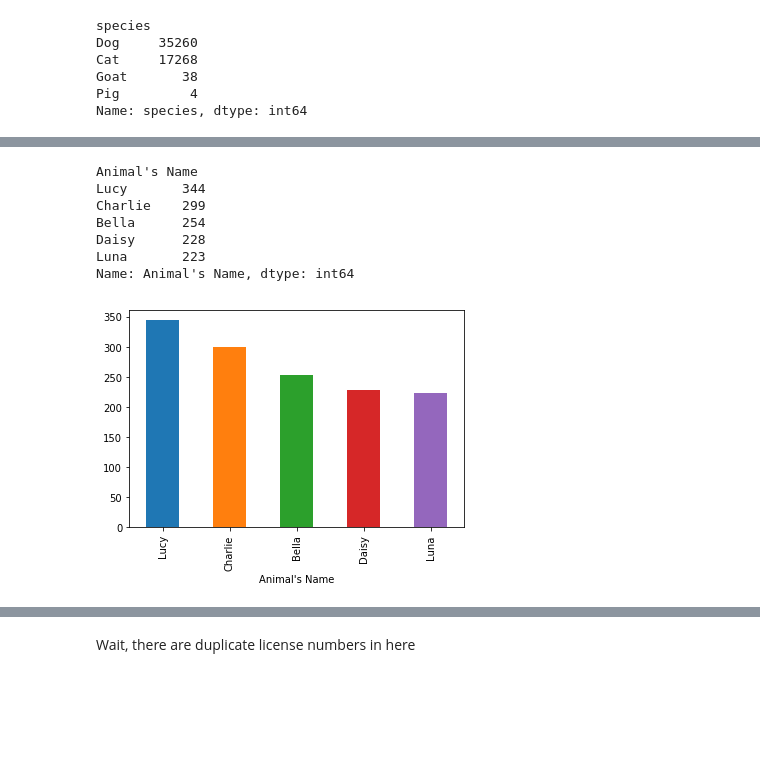
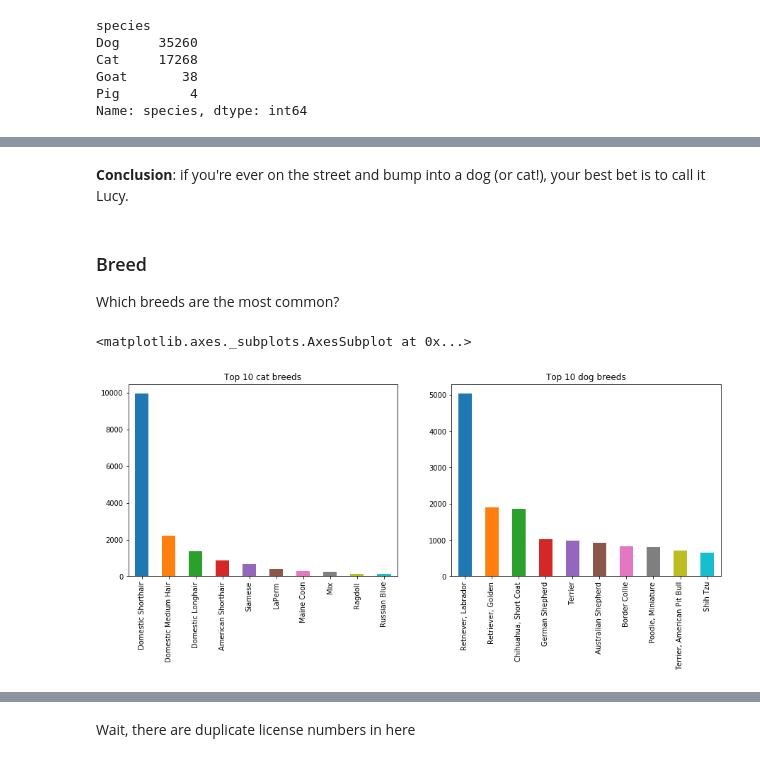
Before and after one commit to brookskindle/brookskindle.github.io, a Jupyter notebook: content/seattle_pets.ipynb, the cells around one changed output, grey strips where cells are left out. Drawn from its saved outputs; the diff is of its cells as text; code cells hidden in the pictures; blank space fills up the shorter version.

```diff
--- a/content/seattle_pets.ipynb
+++ b/content/seattle_pets.ipynb
@@ -172,20 +142,16 @@ Name: Primary Breed, dtype: int64
-# %%
-dog_names = dogs.groupby("Animal's Name")["Animal's Name"].count().sort_values(ascending=False)
-
-n_names = 5
-top_dog_names = dog_names[:n_names]
-# with plt.xkcd():
-top_dog_names.plot.bar()
-top_dog_names
-# %% [output]
-Animal's Name
-Lucy       344
-Charlie    299
-Bella      254
-Daisy      228
-Luna       223
-Name: Animal's Name, dtype: int64
-[figure, removed]
+# %% [markdown]
+**Conclusion**: if you're ever on the street and bump into a dog (or cat!), your best bet is to call it Lucy.
+# %% [markdown]
+### Breed
+Which breeds are the most common?
+# %%
+fig, ax = plt.subplots(1, 2, figsize=(15, 5))
+
+cats.primary_breed.value_counts().head(10).plot.bar(title="Top 10 cat breeds", ax=ax[0])
+dogs.primary_breed.value_counts().head(10).plot.bar(title="Top 10 dog breeds", ax=ax[1])
+# %% [output]
+<matplotlib.axes._subplots.AxesSubplot at 0x...>
+[figure, added]
 # %% [markdown]
 # This is all fine and dandy, but where can I find the corgis?
 (I need more of them in my life)
```
Also changed, not shown: parts of 9 cells of this notebook, 1 other file.
